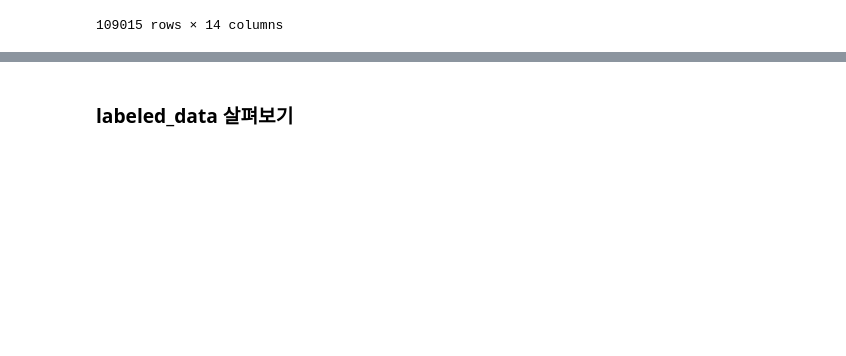
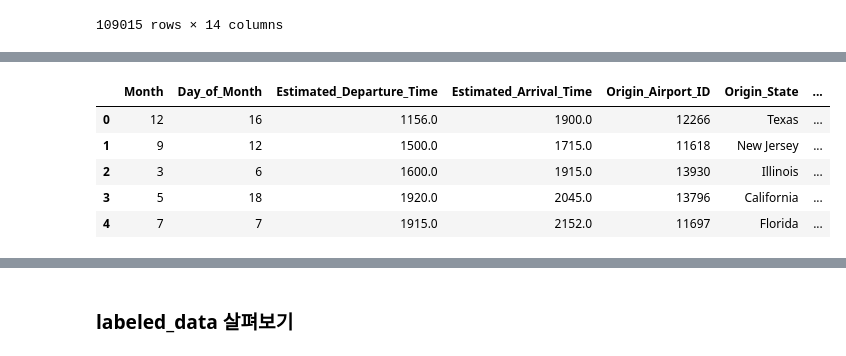
Before and after one commit to ParkGyuho/dacon_flight, a Jupyter notebook: 01.EDA.ipynb, the cells around one changed output, grey strips where cells are left out. Cells and saved outputs as stored; diff of their text form; code cells hidden in the pictures; blank space fills up the shorter version.

```diff
--- a/01.EDA.ipynb
+++ b/01.EDA.ipynb
@@ -287,0 +337,9 @@ train.loc[train['Origin_State'].isna()]
+# %%
+test_fillna.head()
+# %% [output]
+|  | Month | Day_of_Month | Estimated_Departure_Time | Estimated_Arrival_Time | Origin_Airport_ID | Origin_State | ... |
+| 0 | 12 | 16 | 1156.0 | 1900.0 | 12266 | Texas | ... |
+| 1 | 9 | 12 | 1500.0 | 1715.0 | 11618 | New Jersey | ... |
+| 2 | 3 | 6 | 1600.0 | 1915.0 | 13930 | Illinois | ... |
+| 3 | 5 | 18 | 1920.0 | 2045.0 | 13796 | California | ... |
+| 4 | 7 | 7 | 1915.0 | 2152.0 | 11697 | Florida | ... |
```
Also changed, not shown: parts of 29 cells of this notebook.
